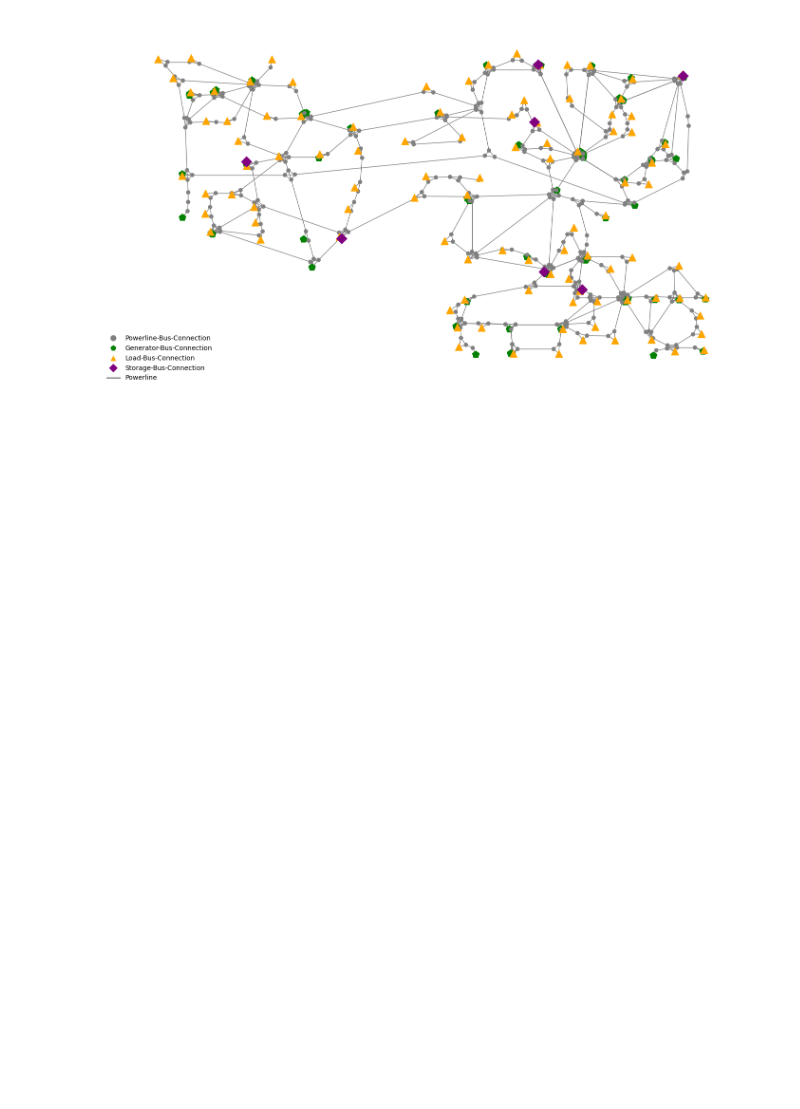
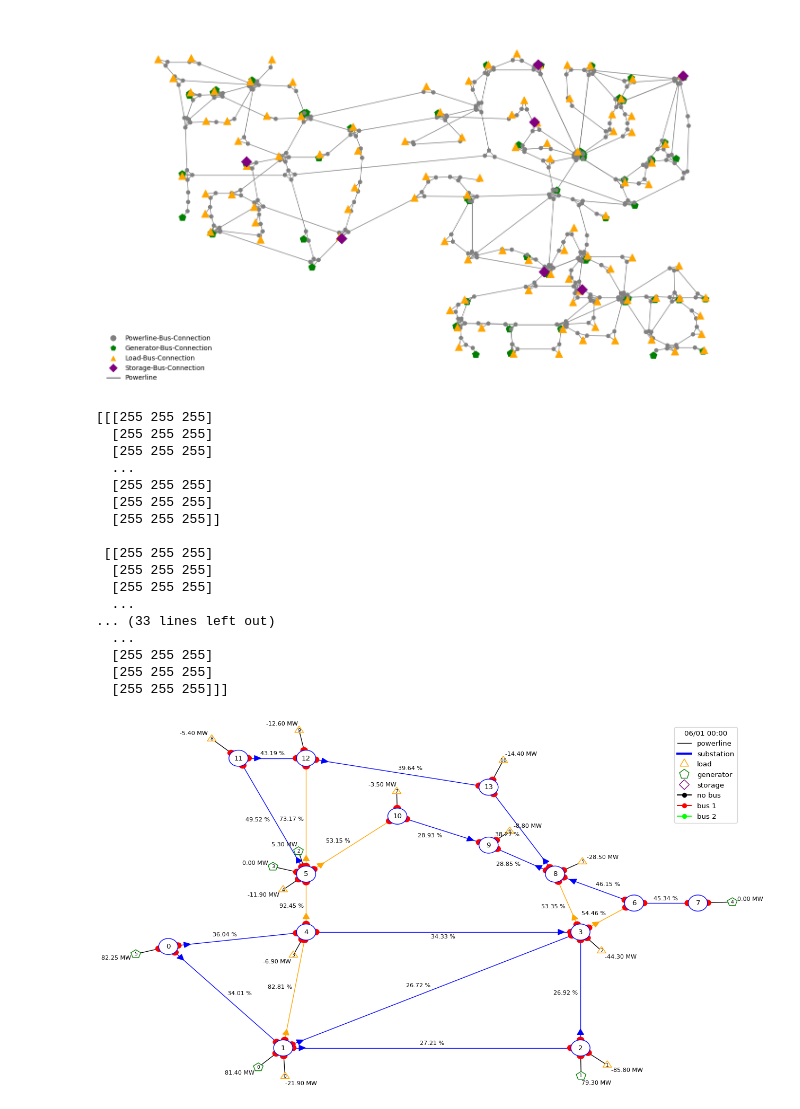
Before and after one commit to HansDampf37/NRI-for-explainable-RL-in-Power-Grids, a Jupyter notebook: src/visualization/observation_space.ipynb, the cells around one changed output. Saved outputs shown, nothing was run; the diff lists cells and outputs as text; code cells hidden in the pictures; blank space fills up the shorter version.

```diff
--- a/src/visualization/observation_space.ipynb
+++ b/src/visualization/observation_space.ipynb
@@ -176,3 +184,38 @@ fig_118 = visualize_graph(plotting_args_18)
 fig_118.show()
 # %% [output]
 [figure]
+# %%
+from matplotlib import pyplot as plt
+import grid2op
+plt.style.use("default")
+
+from src.visualization import visualize_graph, get_node_styles, PlottingArgs
+from src.common.observation_space import BusConnectivityGraphObsSpace, EDGE_INDEX
+
+env_name = "l2rpn_case14_sandbox"
+env = grid2op.make(env_name)
+obs = env.reset()
+
+# --- Left: Grid2Op renderer, captured as an RGB array ---
+env.attach_renderer()
+rgb = env.render("silent", )
+print(rgb)
+# %% [output]
+[[[255 255 255]
+  [255 255 255]
+  [255 255 255]
+  ...
+  [255 255 255]
+  [255 255 255]
+  [255 255 255]]
+
+ [[255 255 255]
+  [255 255 255]
+  [255 255 255]
+  ...
+... (33 lines left out)
+  ...
+  [255 255 255]
+  [255 255 255]
+  [255 255 255]]]
+[figure, added]
```
Also changed, not shown: parts of 2 cells of this notebook, 5 other files.
